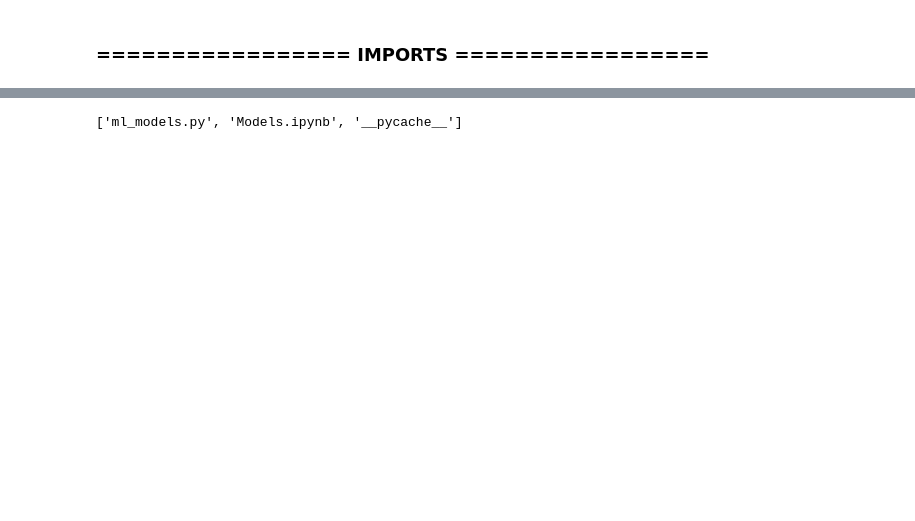
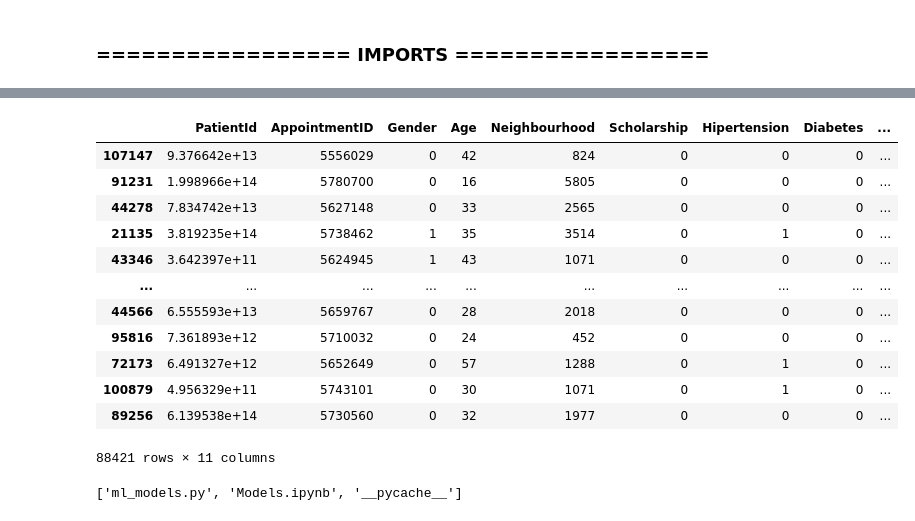
Before and after one commit to harshbhatt15/AI-Model-Selector, a Jupyter notebook: Classification/Models.ipynb, the cells around one changed output, grey strips where cells are left out. Saved outputs shown, nothing was run; the diff lists cells and outputs as text; code cells hidden in the pictures; blank space fills up the shorter version.

```diff
--- a/Classification/Models.ipynb
+++ b/Classification/Models.ipynb
@@ -34,10 +151,26 @@ df
 # %%
-X = df.drop('target', axis=1)
-y = df['target']
+X = df.drop(['No-show','ScheduledDay','AppointmentDay'], axis=1)
+y = df['No-show']
 # %%
 from sklearn.model_selection import train_test_split
 
 X_train , X_test , y_train , y_test = train_test_split(X,y,test_size=0.2,random_state=2)
+# %%
+X_train
+# %% [output]
+|  | PatientId | AppointmentID | Gender | Age | Neighbourhood | Scholarship | Hipertension | Diabetes | ... |
+| 107147 | 9.376642e+13 | 5556029 | 0 | 42 | 824 | 0 | 0 | 0 | ... |
+| 91231 | 1.998966e+14 | 5780700 | 0 | 16 | 5805 | 0 | 0 | 0 | ... |
+| 44278 | 7.834742e+13 | 5627148 | 0 | 33 | 2565 | 0 | 0 | 0 | ... |
+| 21135 | 3.819235e+14 | 5738462 | 1 | 35 | 3514 | 0 | 1 | 0 | ... |
+| 43346 | 3.642397e+11 | 5624945 | 1 | 43 | 1071 | 0 | 0 | 0 | ... |
+| ... | ... | ... | ... | ... | ... | ... | ... | ... | ... |
+| 44566 | 6.555593e+13 | 5659767 | 0 | 28 | 2018 | 0 | 0 | 0 | ... |
+| 95816 | 7.361893e+12 | 5710032 | 0 | 24 | 452 | 0 | 0 | 0 | ... |
+| 72173 | 6.491327e+12 | 5652649 | 0 | 57 | 1288 | 0 | 1 | 0 | ... |
+| 100879 | 4.956329e+11 | 5743101 | 0 | 30 | 1071 | 0 | 1 | 0 | ... |
+| 89256 | 6.139538e+14 | 5730560 | 0 | 32 | 1977 | 0 | 0 | 0 | ... |
+88421 rows × 11 columns
 # %%
 from sklearn.preprocessing import StandardScaler
 
```
Also changed, not shown: parts of 18 cells of this notebook, 2 other files.
